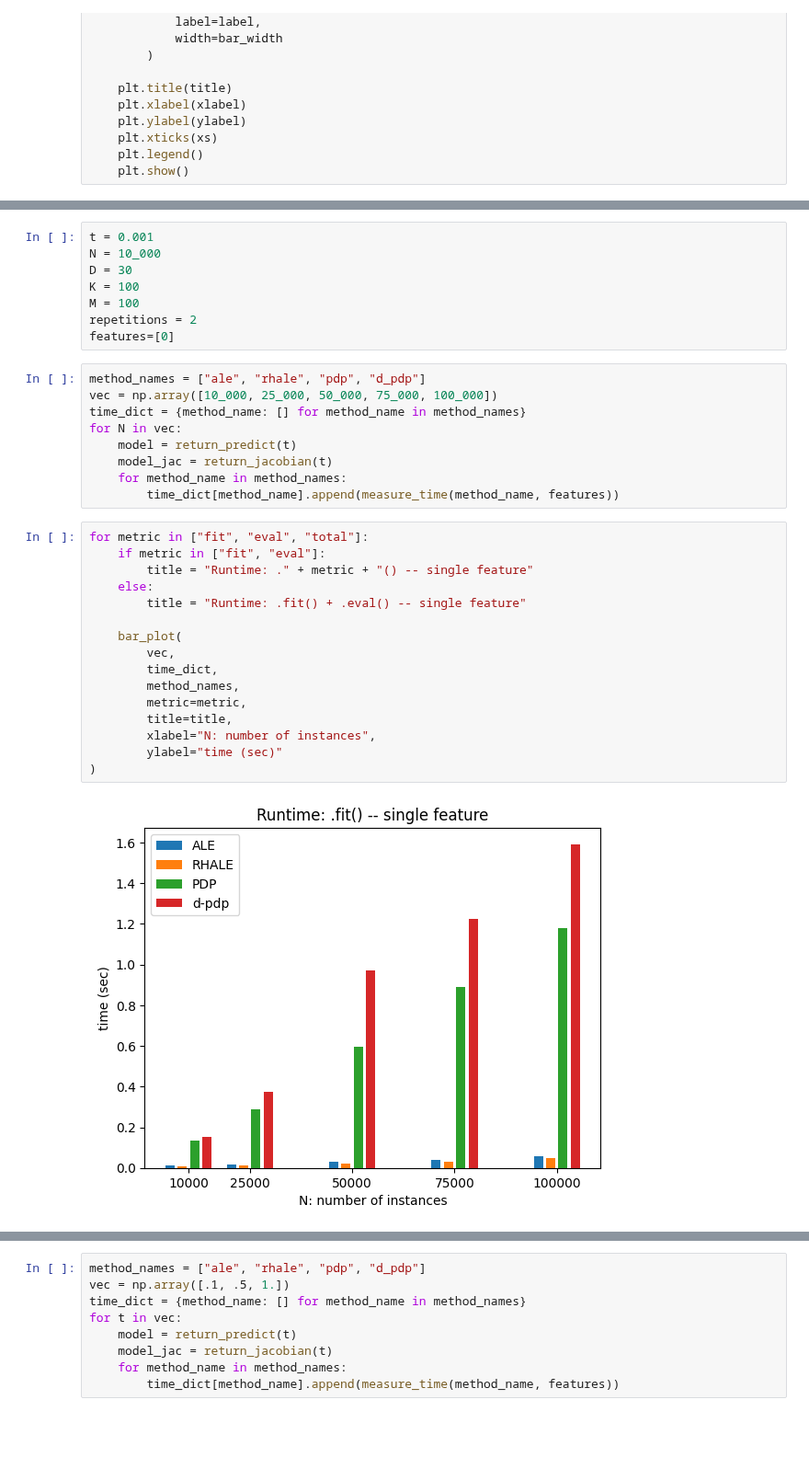
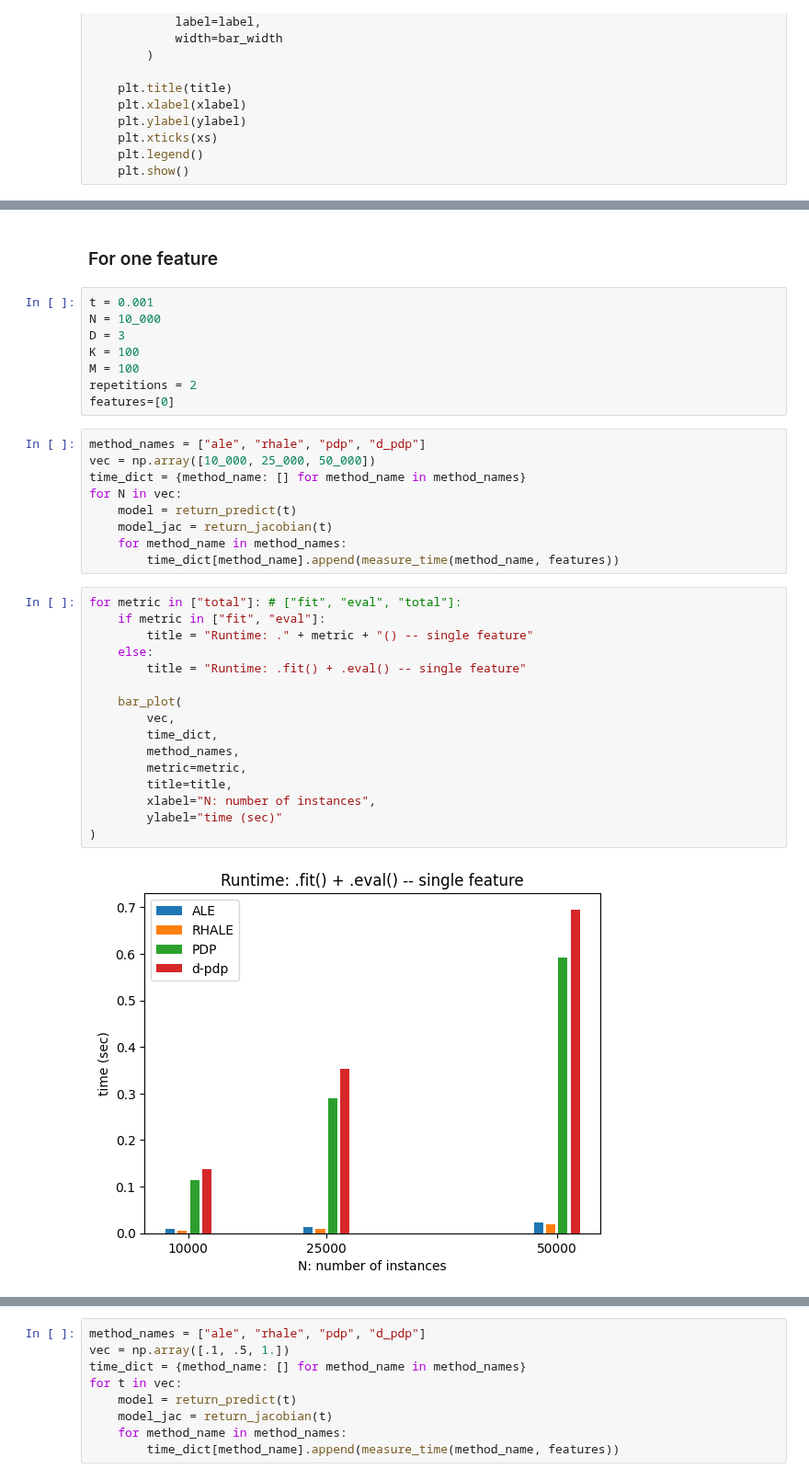
Before and after one commit to givasile/effector, a Jupyter notebook: notebooks/synthetic-examples/06_efficiency_comparison_global.ipynb, the cells around one changed output, grey strips where cells are left out. Shown at 92% size. Cells and saved outputs as stored; diff of their text form; blank space fills up the shorter version.

```diff
--- a/notebooks/synthetic-examples/06_efficiency_comparison_global.ipynb
+++ b/notebooks/synthetic-examples/06_efficiency_comparison_global.ipynb
@@ -113,14 +113,16 @@ def bar_plot(xs, time_dict, methods, metric, title, xlabel, ylabel, bar_width=0.
+# %% [markdown]
+### For one feature
 # %%
 t = 0.001
 N = 10_000
-D = 30
+D = 3
 K = 100
 M = 100
 repetitions = 2
 features=[0]
 # %%
 method_names = ["ale", "rhale", "pdp", "d_pdp"]
-vec = np.array([10_000, 25_000, 50_000, 75_000, 100_000])
+vec = np.array([10_000, 25_000, 50_000])
 time_dict = {method_name: [] for method_name in method_names}
 for N in vec:
     model = return_predict(t)
@@ -128,20 +130,20 @@ for N in vec:
     for method_name in method_names:
         time_dict[method_name].append(measure_time(method_name, features))
 # %%
-for metric in ["fit", "eval", "total"]:
+for metric in ["total"]: # ["fit", "eval", "total"]:
     if metric in ["fit", "eval"]:
         title = "Runtime: ." + metric + "() -- single feature"
     else:
         title = "Runtime: .fit() + .eval() -- single feature"
 
     bar_plot(
         vec,
         time_dict,
         method_names,
         metric=metric,
         title=title,
         xlabel="N: number of instances",
         ylabel="time (sec)"
 )
 # %% [output]
-[figure, old version]
+[figure, new version]
```
Also changed, not shown: parts of 17 cells of this notebook.
